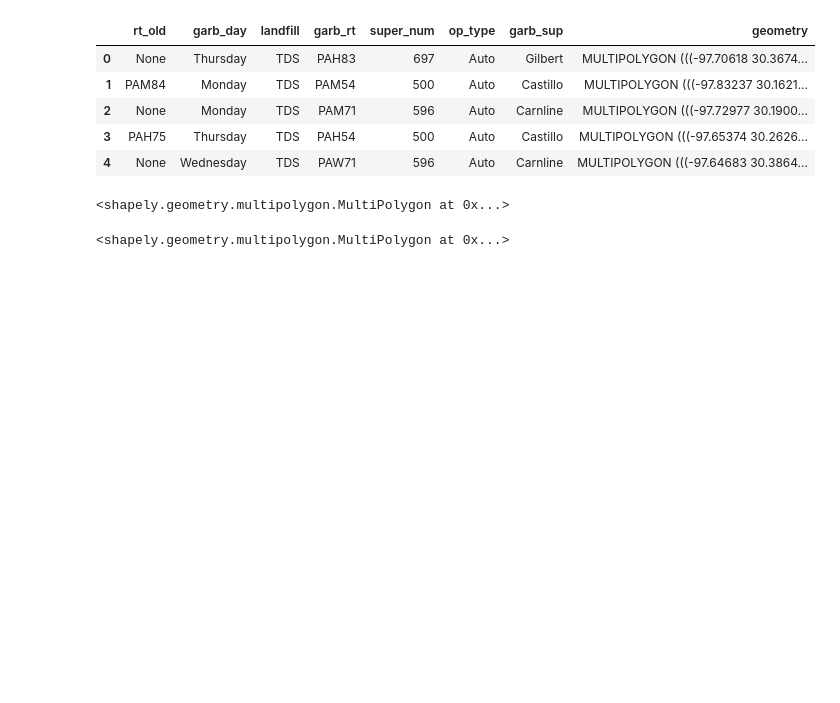
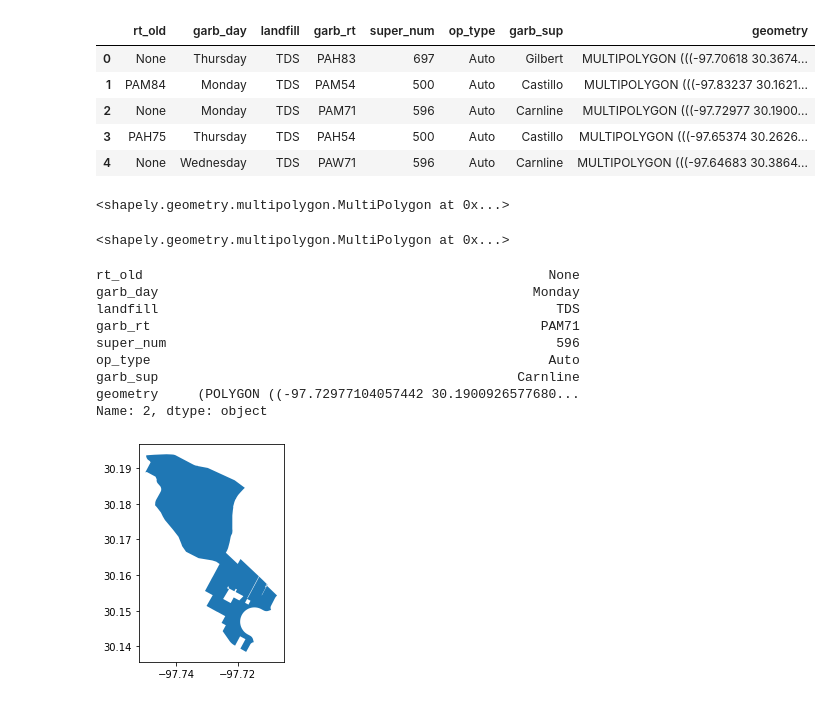
Before and after one commit to darenasc/data_world_league_2022, a Jupyter notebook: notebooks/diego/waste_management/01_data_exploration.ipynb, the cells around one changed output. Cells and saved outputs as stored; diff of their text form; code cells hidden in the pictures; blank space fills up the shorter version.

```diff
--- a/notebooks/diego/waste_management/01_data_exploration.ipynb
+++ b/notebooks/diego/waste_management/01_data_exploration.ipynb
@@ -47,5 +103,23 @@ routes[routes["garb_rt"] == "PAH83"]['geometry'][0]
 # routes.crs
 # %% [output]
 <shapely.geometry.multipolygon.MultiPolygon at 0x...>
+# %%
+# routes.plot()
+routes[(routes['garb_rt'] == 'PAM71') | (routes['rt_old'] == 'PAM71')].plot();
+for i, r in routes.iterrows():
+    # print(r.garb_rt)
+    if r['garb_rt'] == 'PAM71':
+        print(r)
+# %% [output]
+rt_old                                                    None
+garb_day                                                Monday
+landfill                                                   TDS
+garb_rt                                                  PAM71
+super_num                                                  596
+op_type                                                   Auto
+garb_sup                                              Carnline
+geometry     (POLYGON ((-97.72977104057442 30.1900926577680...
+Name: 2, dtype: object
+[figure, added]
 # %%
 import folium
```
Also changed, not shown: parts of 10 cells of this notebook, 6 other files.
